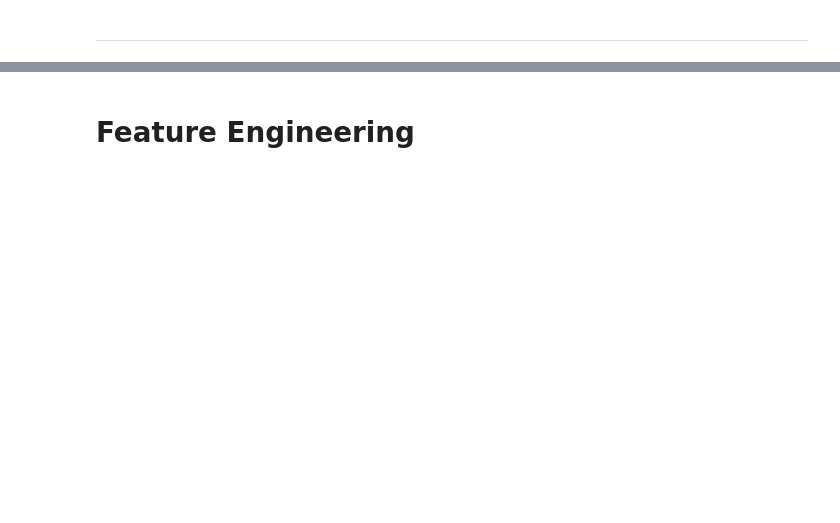
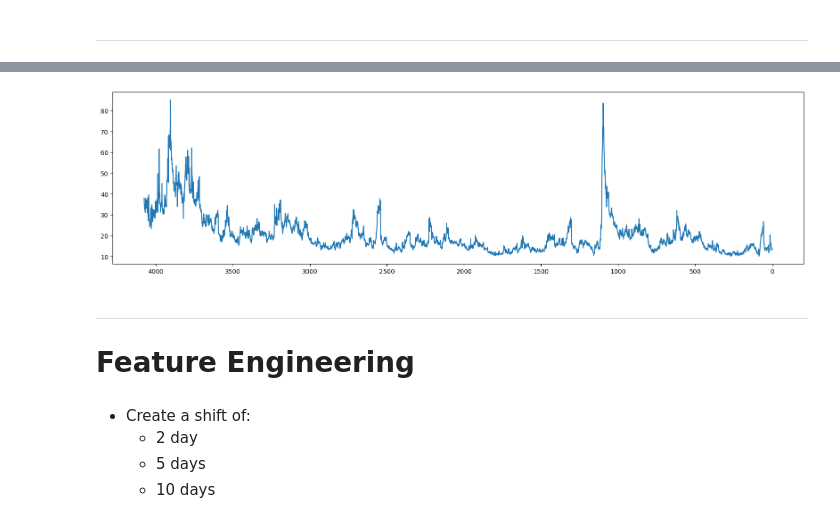
Before and after one commit to albertodavincishekhawat/IndiaVIXanalysis, a Jupyter notebook: AnalysingIndiaVIXdata.ipynb, the cells around one changed output, grey strips where cells are left out. Saved outputs shown, nothing was run; the diff lists cells and outputs as text; code cells hidden in the pictures; blank space fills up the shorter version.

```diff
--- a/AnalysingIndiaVIXdata.ipynb
+++ b/AnalysingIndiaVIXdata.ipynb
@@ -89,0 +86,2 @@ niftyvix.head()
+# %%
+niftyvix = niftyvix.rename(columns={'Price_x': 'vclose', 'Open_x': 'vopen', 'Low_x': 'vlow', 'Change %_x': 'vchange', 'Price_y': 'nclose', 'Open_y': 'nopen', 'High_y': 'nhigh', 'Low_y': 'nlow', 'Change %_y': 'nchange'})
@@ -89,0 +103,3 @@ niftyvix.head()
+# %%
+niftyvix['nchange'] = niftyvix['nchange'].str.rstrip('%').astype(float)
+niftyvix['nchange'].describe()
@@ -89,0 +126,3 @@ niftyvix.head()
+# %%
+niftyvix['vchange'] = niftyvix['vchange'].str.rstrip('%').astype(float)
+niftyvix['vchange'].describe()
@@ -89,0 +149,3 @@ niftyvix.head()
+# %%
+niftyvix['nclose'] = niftyvix['nclose'].str.replace(',', '').astype(float)
+niftyvix['nclose'].describe()
@@ -90,2 +180,12 @@ niftyvix.head()
+# %%
+niftyvix['vclose'].plot(figsize=(20,5)).invert_xaxis()
+# %% [output]
+[figure, added]
 # %% [markdown]
+---
 # Feature Engineering
+# %% [markdown]
+- Create a shift of:
+    - 2 day
+    - 5 days
+    - 10 days
```
Also changed, not shown: parts of 28 cells of this notebook.
